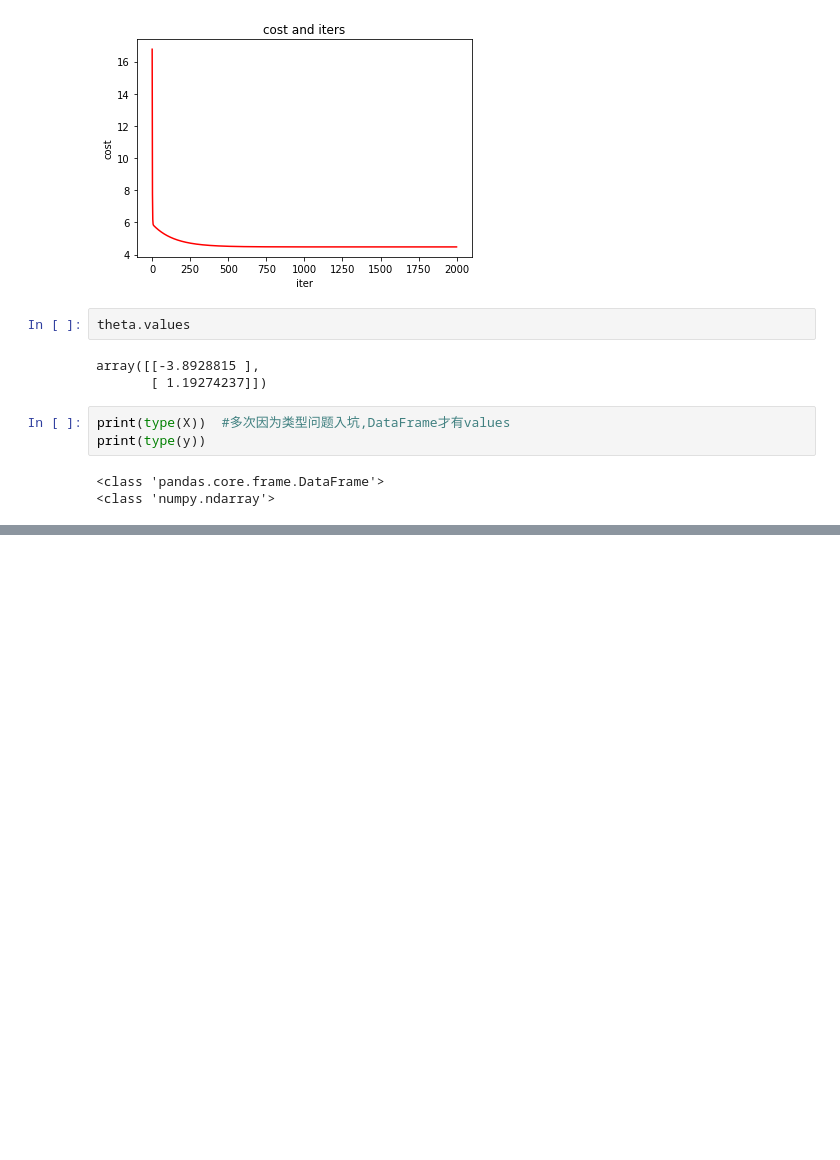
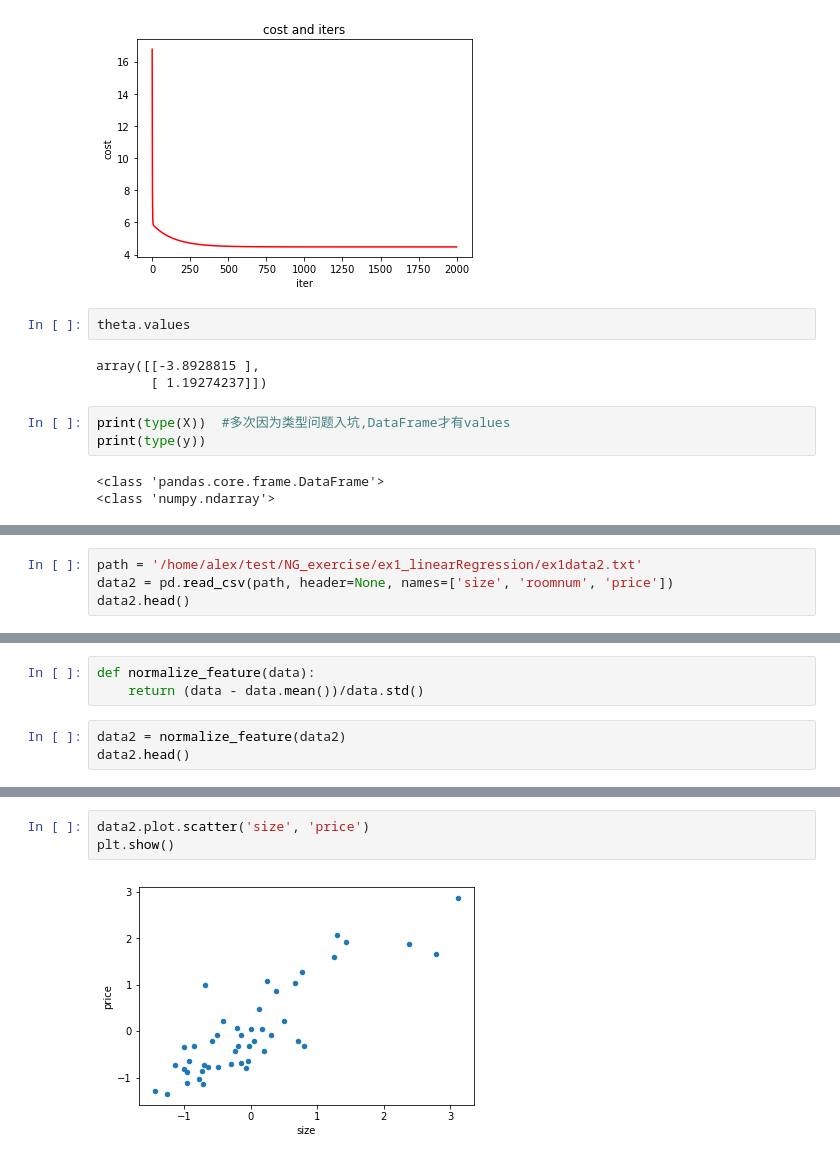
Before and after one commit to yahuuu/ML_exercise, a Jupyter notebook: ex1_20190118.ipynb, the cells around one changed output, grey strips where cells are left out. Saved outputs shown, nothing was run; the diff lists cells and outputs as text; blank space fills up the shorter version.

Commit message:
The 1th exercise of Ng's course.

```diff
--- a/ex1_20190118.ipynb
+++ b/ex1_20190118.ipynb
@@ -204,0 +217,4 @@ plt.show()
+# %%
+path = '/home/alex/test/NG_exercise/ex1_linearRegression/ex1data2.txt'
+data2 = pd.read_csv(path, header=None, names=['size', 'roomnum', 'price'])
+data2.head()
@@ -204,0 +233,6 @@ plt.show()
+# %%
+def normalize_feature(data):
+    return (data - data.mean())/data.std()
+# %%
+data2 = normalize_feature(data2)
+data2.head()
@@ -204,0 +246,5 @@ plt.show()
+# %%
+data2.plot.scatter('size', 'price')
+plt.show()
+# %% [output]
+[figure, added]
```
Also changed, not shown: parts of 31 cells of this notebook.
